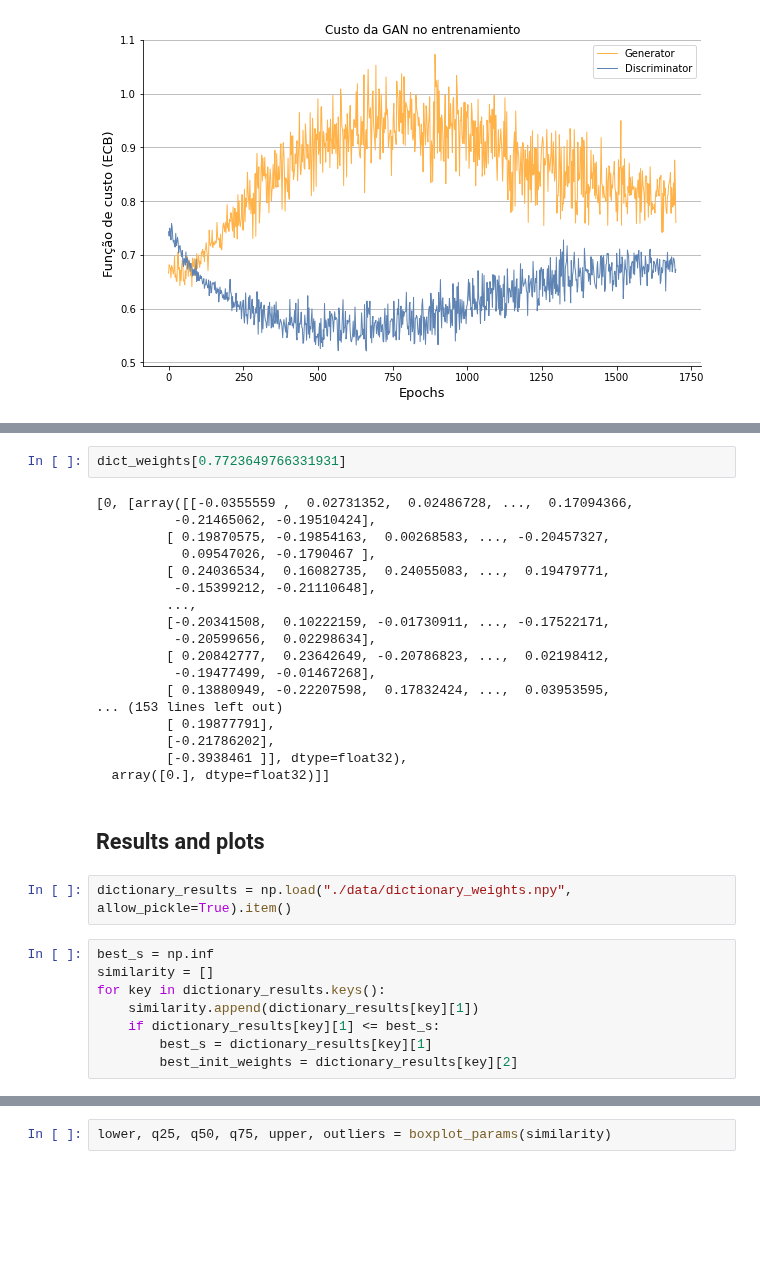
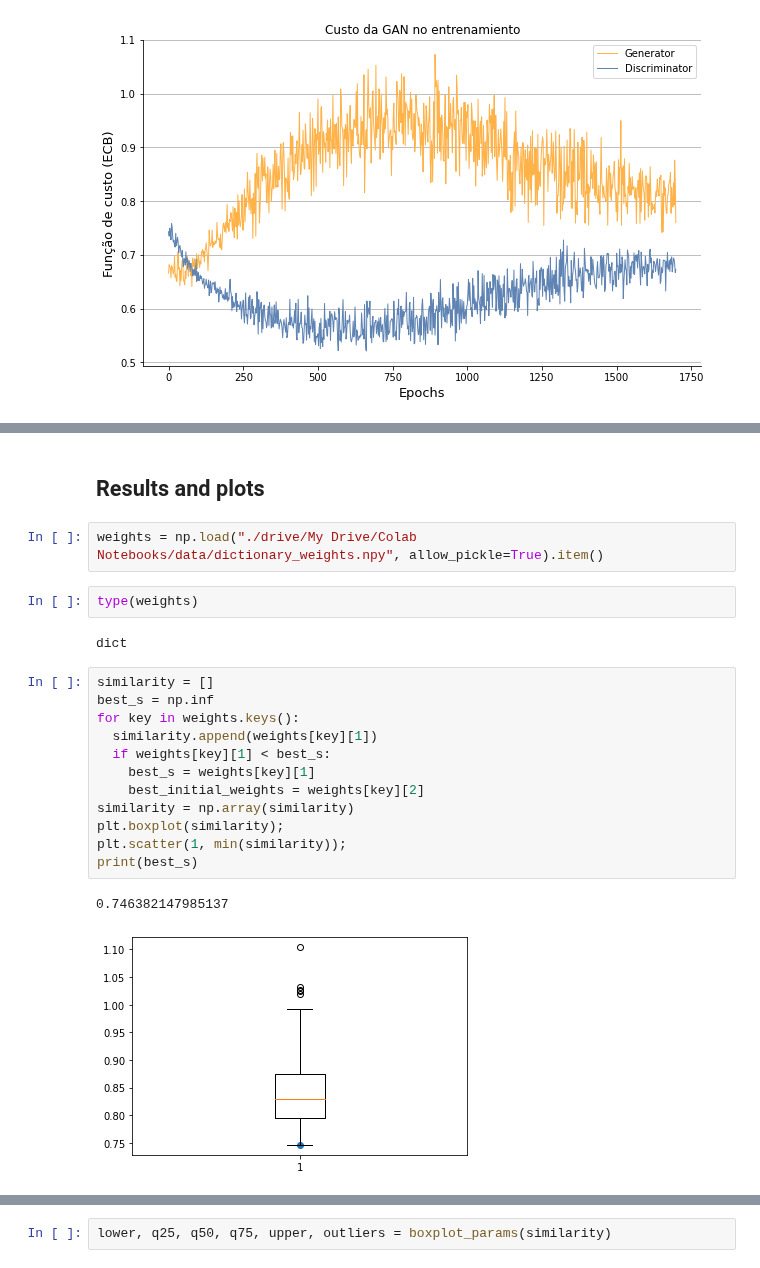
Before and after one commit to ejrueda/MasterUFPA, a Jupyter notebook: Proyectos/BioInformática/Qualification_results.ipynb, the cells around one changed output, grey strips where cells are left out. Drawn from its saved outputs; the diff is of its cells as text; blank space fills up the shorter version.

```diff
--- a/Proyectos/BioInformática/Qualification_results.ipynb
+++ b/Proyectos/BioInformática/Qualification_results.ipynb
@@ -468,32 +438,23 @@ plt.boxplot(l_dist);
-# %%
-dict_weights[0.7723649766331931]
-# %% [output]
-[0, [array([[-0.0355559 ,  0.02731352,  0.02486728, ...,  0.17094366,
-          -0.21465062, -0.19510424],
-         [ 0.19870575, -0.19854163,  0.00268583, ..., -0.20457327,
-           0.09547026, -0.1790467 ],
-         [ 0.24036534,  0.16082735,  0.24055083, ...,  0.19479771,
-          -0.15399212, -0.21110648],
-         ...,
-         [-0.20341508,  0.10222159, -0.01730911, ..., -0.17522171,
-          -0.20599656,  0.02298634],
-         [ 0.20842777,  0.23642649, -0.20786823, ...,  0.02198412,
-          -0.19477499, -0.01467268],
-         [ 0.13880949, -0.22207598,  0.17832424, ...,  0.03953595,
-... (153 lines left out)
-         [ 0.19877791],
-         [-0.21786202],
-         [-0.3938461 ]], dtype=float32),
-  array([0.], dtype=float32)]]
 # %% [markdown]
 ## Results and plots
 # %%
-dictionary_results = np.load("./data/dictionary_weights.npy", allow_pickle=True).item()
+weights = np.load("./drive/My Drive/Colab Notebooks/data/dictionary_weights.npy", allow_pickle=True).item()
+# %%
+type(weights)
+# %% [output]
+dict
 # %%
+similarity = []
 best_s = np.inf
-similarity = []
-for key in dictionary_results.keys():
-    similarity.append(dictionary_results[key][1])
-    if dictionary_results[key][1] <= best_s:
-        best_s = dictionary_results[key][1]
-        best_init_weights = dictionary_results[key][2]
+for key in weights.keys():
+  similarity.append(weights[key][1])
+  if weights[key][1] < best_s:
+    best_s = weights[key][1]
+    best_initial_weights = weights[key][2]
+similarity = np.array(similarity)
+plt.boxplot(similarity);
+plt.scatter(1, min(similarity));
+print(best_s)
+# %% [output]
+0.746382147985137
+[figure, added]
```
Also changed, not shown: parts of 42 cells of this notebook.
